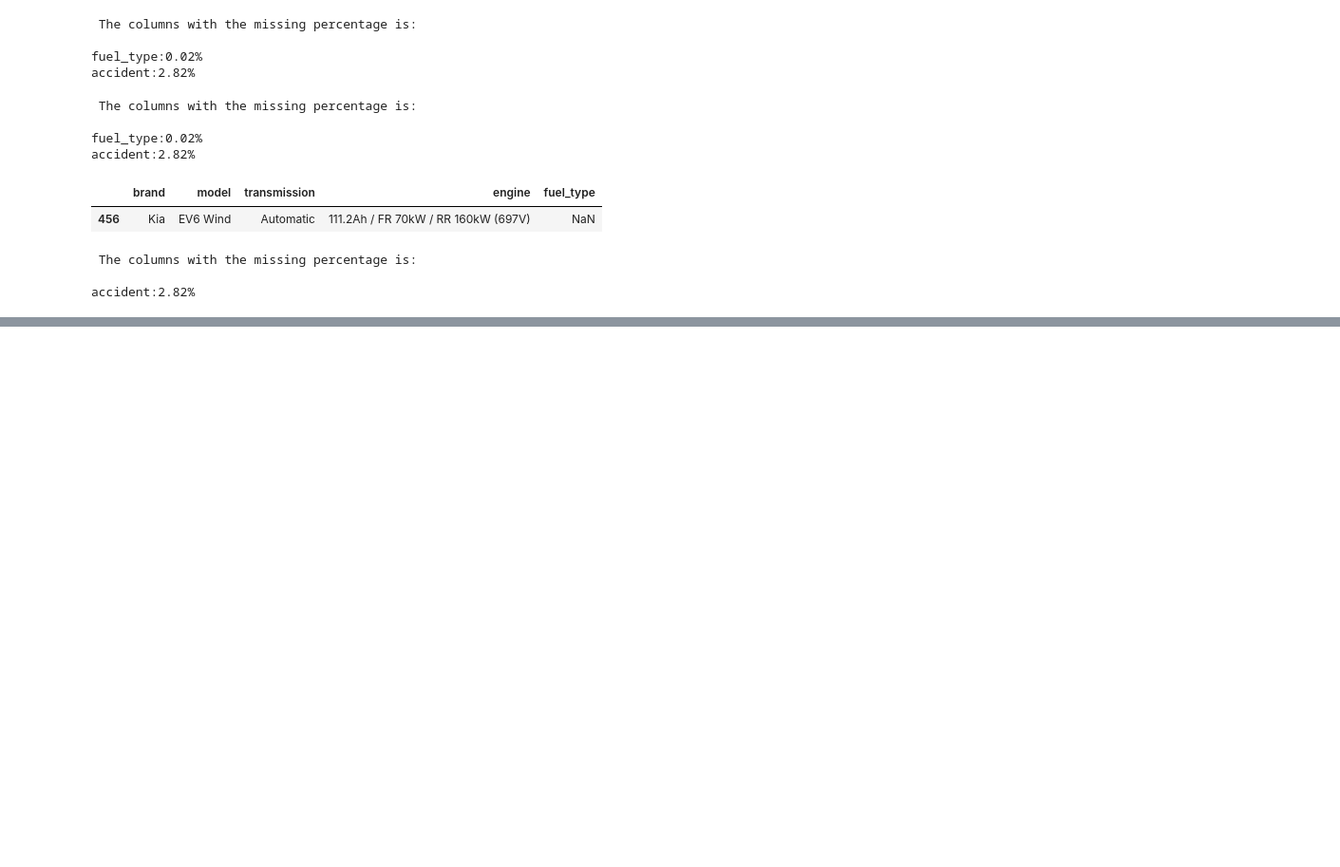
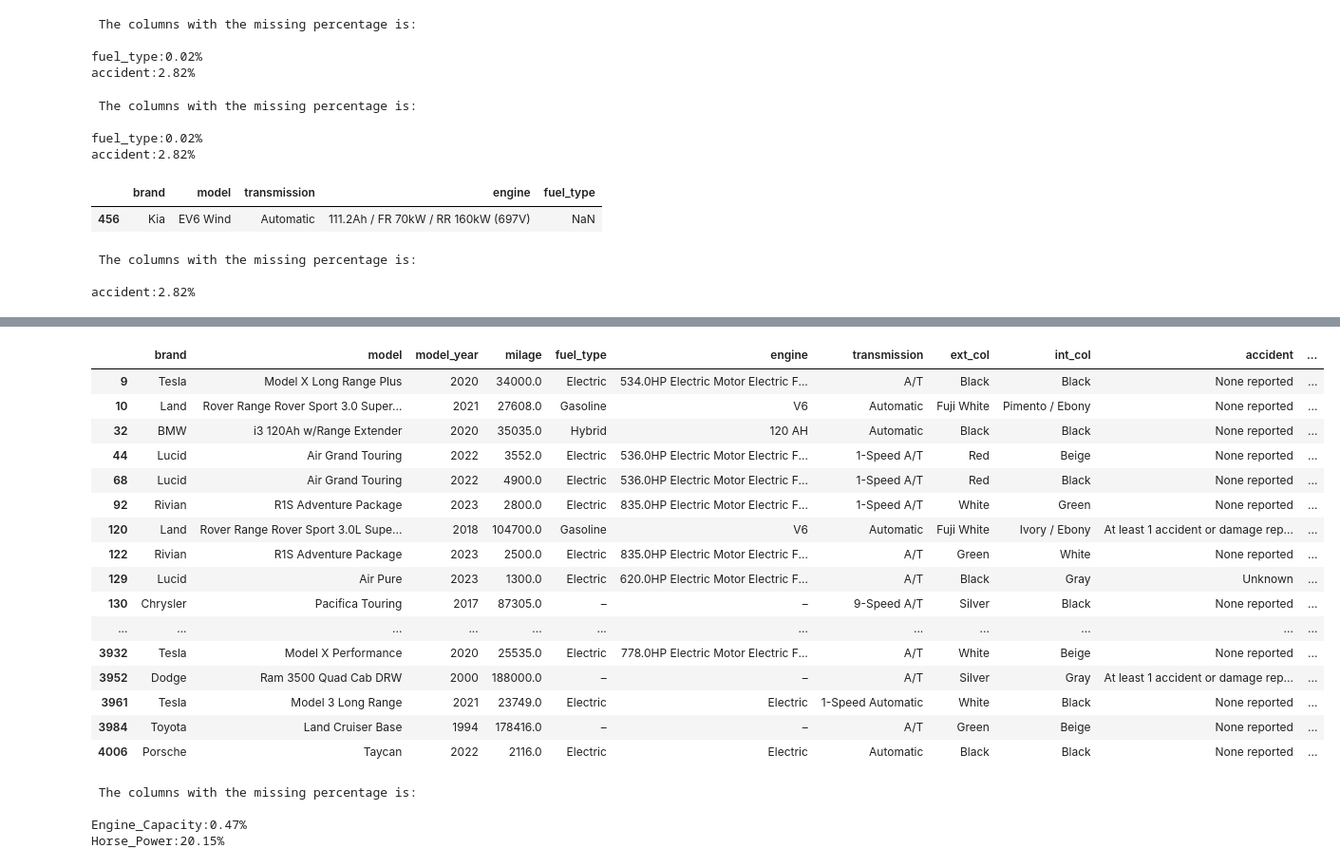
Before and after one commit to prarthanadaibagya/Learning_Machine_Learning, a Jupyter notebook: Machine Learning/Used_Cars_Price_Estimation/NoteBooks/Used_Cars_Analsyis.ipynb, the cells around one changed output, grey strips where cells are left out. Shown at 95% size. Cells and saved outputs as stored; diff of their text form; code cells hidden in the pictures; blank space fills up the shorter version.

```diff
--- a/Machine Learning/Used_Cars_Price_Estimation/NoteBooks/Used_Cars_Analsyis.ipynb
+++ b/Machine Learning/Used_Cars_Price_Estimation/NoteBooks/Used_Cars_Analsyis.ipynb
@@ -730,0 +807,20 @@ accident:2.82%
+# %%
+df[df['Engine_Capacity'].isnull()]
+# %% [output]
+|  | brand | model | model_year | milage | fuel_type | engine | transmission | ext_col | int_col | accident | ... |
+| 9 | Tesla | Model X Long Range Plus | 2020 | 34000.0 | Electric | 534.0HP Electric Motor Electric F... | A/T | Black | Black | None reported | ... |
+| 10 | Land | Rover Range Rover Sport 3.0 Super... | 2021 | 27608.0 | Gasoline | V6 | Automatic | Fuji White | Pimento / Ebony | None reported | ... |
+| 32 | BMW | i3 120Ah w/Range Extender | 2020 | 35035.0 | Hybrid | 120 AH | Automatic | Black | Black | None reported | ... |
+| 44 | Lucid | Air Grand Touring | 2022 | 3552.0 | Electric | 536.0HP Electric Motor Electric F... | 1-Speed A/T | Red | Beige | None reported | ... |
+| 68 | Lucid | Air Grand Touring | 2022 | 4900.0 | Electric | 536.0HP Electric Motor Electric F... | 1-Speed A/T | Red | Black | None reported | ... |
+| 92 | Rivian | R1S Adventure Package | 2023 | 2800.0 | Electric | 835.0HP Electric Motor Electric F... | 1-Speed A/T | White | Green | None reported | ... |
+| 120 | Land | Rover Range Rover Sport 3.0L Supe... | 2018 | 104700.0 | Gasoline | V6 | Automatic | Fuji White | Ivory / Ebony | At least 1 accident or damage rep... | ... |
+| 122 | Rivian | R1S Adventure Package | 2023 | 2500.0 | Electric | 835.0HP Electric Motor Electric F... | A/T | Green | White | None reported | ... |
+| 129 | Lucid | Air Pure | 2023 | 1300.0 | Electric | 620.0HP Electric Motor Electric F... | A/T | Black | Gray | Unknown | ... |
+| 130 | Chrysler | Pacifica Touring | 2017 | 87305.0 | – | – | 9-Speed A/T | Silver | Black | None reported | ... |
+| ... | ... | ... | ... | ... | ... | ... | ... | ... | ... | ... | ... |
+| 3932 | Tesla | Model X Performance | 2020 | 25535.0 | Electric | 778.0HP Electric Motor Electric F... | A/T | White | Beige | None reported | ... |
+| 3952 | Dodge | Ram 3500 Quad Cab DRW | 2000 | 188000.0 | – | – | A/T | Silver | Gray | At least 1 accident or damage rep... | ... |
+| 3961 | Tesla | Model 3 Long Range | 2021 | 23749.0 | Electric | Electric | 1-Speed Automatic | White | Black | None reported | ... |
+| 3984 | Toyota | Land Cruiser Base | 1994 | 178416.0 | – | – | A/T | Green | Beige | None reported | ... |
+| 4006 | Porsche | Taycan | 2022 | 2116.0 | Electric | Electric | Automatic | Black | Black | None reported | ... |
@@ -730,0 +832,14 @@ accident:2.82%
+# %%
+missing_info={}
+for col in Numerical_Columns:
+    if df[col].isnull().sum()>0:
+        missing_count=(df[col].isnull().sum()/len(df))*100
+        missing_info[col]=round(missing_count,2)
+print("\n The columns with the missing percentage is:\n")
+for col, per in missing_info.items():
+    print(f"{col}:{per}%")
+# %% [output]
+ The columns with the missing percentage is:
+
+Engine_Capacity:0.47%
+Horse_Power:20.15%
```
Also changed, not shown: parts of 12 cells of this notebook.
